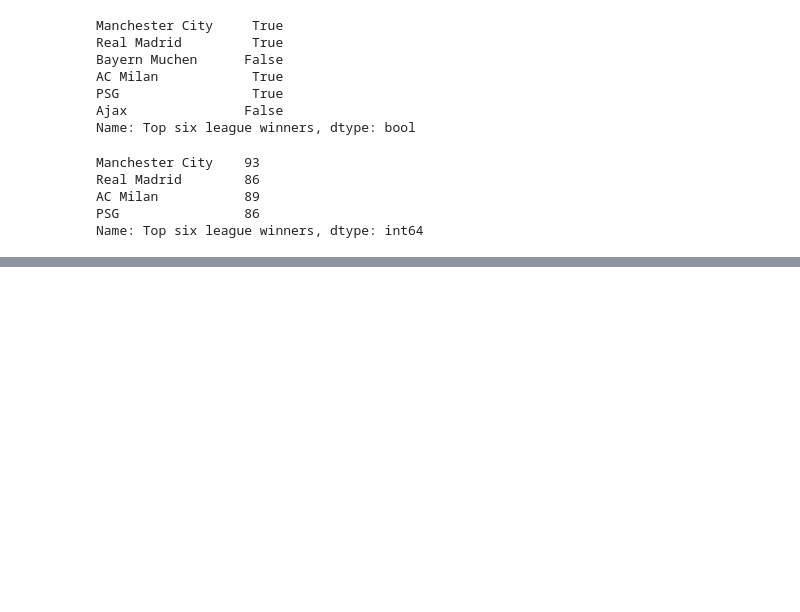
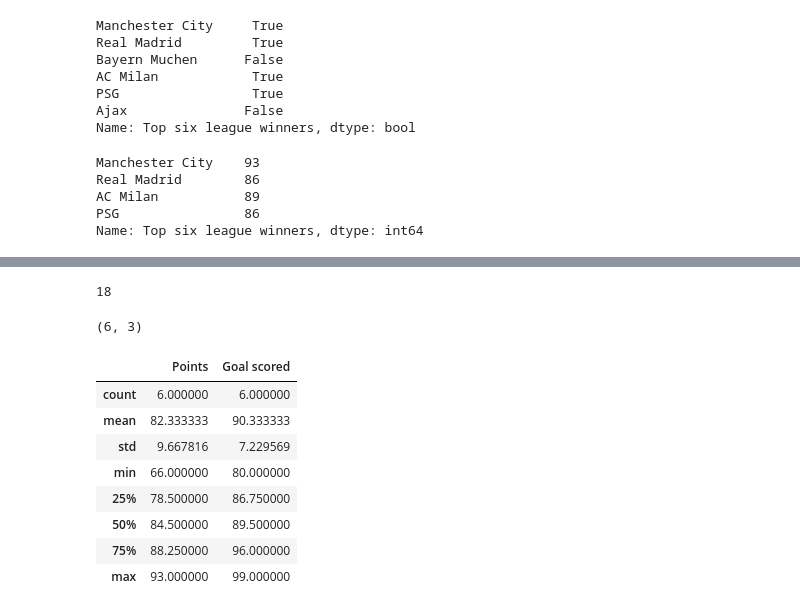
Before and after one commit to Nitroson/PANDAS-TUTORIALS, a Jupyter notebook: My Pandas tutorials.ipynb, the cells around one changed output, grey strips where cells are left out. Cells and saved outputs as stored; diff of their text form; code cells hidden in the pictures; blank space fills up the shorter version.

```diff
--- a/My Pandas tutorials.ipynb
+++ b/My Pandas tutorials.ipynb
@@ -258,0 +370,20 @@ Name: Top six league winners, dtype: int64
+# %%
+df.size
+# %% [output]
+18
+# %%
+df.shape
+# %% [output]
+(6, 3)
+# %%
+df.describe()
+# %% [output]
+|  | Points | Goal scored |
+| count | 6.000000 | 6.000000 |
+| mean | 82.333333 | 90.333333 |
+| std | 9.667816 | 7.229569 |
+| min | 66.000000 | 80.000000 |
+| 25% | 78.500000 | 86.750000 |
+| 50% | 84.500000 | 89.500000 |
+| 75% | 88.250000 | 96.000000 |
+| max | 93.000000 | 99.000000 |
```
Also changed, not shown: parts of 28 cells of this notebook.
